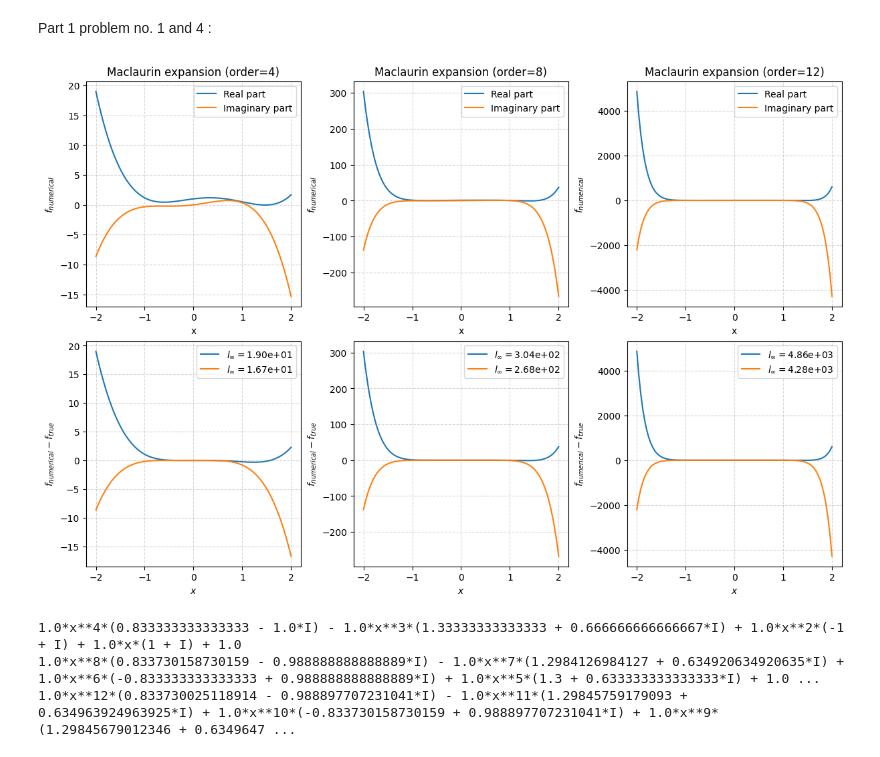
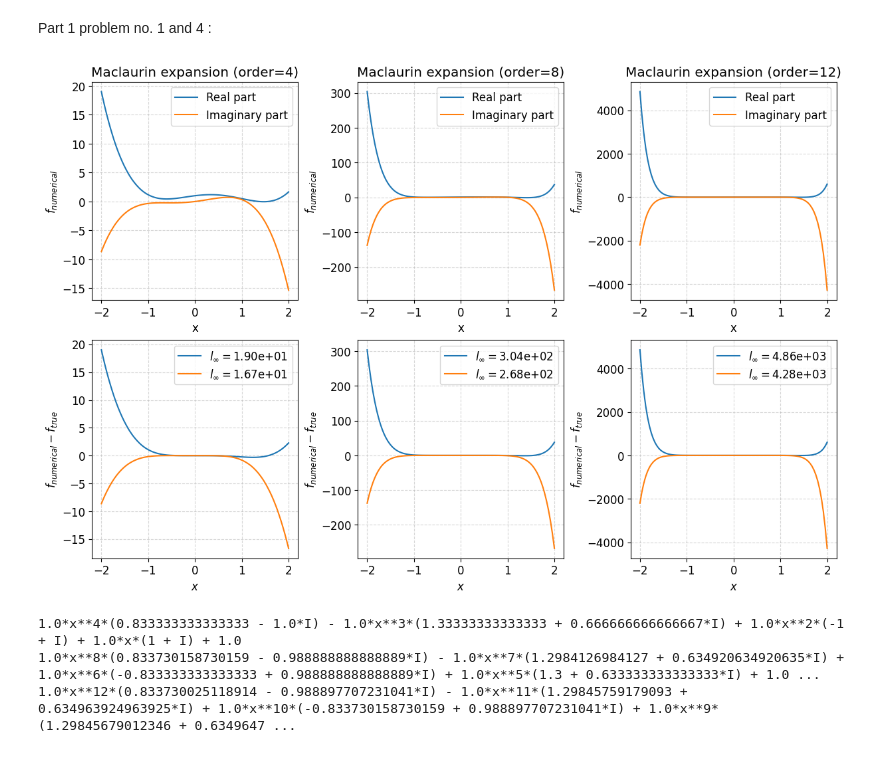
Before and after one commit to jabelieu/nmfde_class, a Jupyter notebook: hw1_jab.ipynb, the cells around one changed output. Cells and saved outputs as stored; diff of their text form; code cells hidden in the pictures.

```diff
--- a/hw1_jab.ipynb
+++ b/hw1_jab.ipynb
@@ -5,6 +5,30 @@ import numpy as np
 # %% [markdown]
 Part 1 problem no. 1 and 4 :
 # %%
+"""
+Name: maclaurin series plotter
+Purpose: this calculates the maclaurin series expansion of a passed function
+         and plots the real and imaginary parts along with the difference in
+         true function and the approximation (it also reports the l-inf norm).
+         Also, prints maclaurin series in next cell.
+Author: Joshua Belieu | Fletch
+Date written: 2025-09-01
+Last modified: 2025-09-10
+Inputs:
+- x,y,z,... : sympy symbol. the dependant variable of the desired function.
+- f: sympy expression. the function to approximate in sympy format.
+- x_arr : numpy array. the numerical array of the dependant variable(s).
+- f_arr_true : numpy array. the numerical array of the desired function.
+- order_list : list of ints. the orders of the derivative to expand to
+               (inclusive)
+Outputs:
+- plot : plot. a 2 row x len(order_list) subplot of the expressions (top row)
+         and the difference in the true and approximate functions with l-inf
+         norn (bottom row).
+Dependencies:
+- none.
+"""
+
 '''
 establish variable and function.
 '''
@@ -29,6 +53,8 @@ order_list = [ 4 , 8 , 12 ]
 fig,axs = plt.subplots ( 2 , len ( order_list ),
                        figsize = ( 12 , 8 ),
                        constrained_layout = True )
+
+plt.rcParams.update({'font.size': 12})
 
 expression_list = []
 
@@ -43,37 +69,37 @@ for idx , order in enumerate ( order_list ) :
     maclaurin_expansion = sp.series ( f , x , 0 , order + 1 )
     maclaurin_expansion_sympy = sp.simplify(maclaurin_expansion.removeO())
     maclaurin_expansion_func = sp.lambdify( x, maclaurin_expansion_sympy, 'numpy' )
 
     expression_list.append( maclaurin_expansion_sympy )
 
     '''
     get numerical form, and extract max norm for real and imaginary parts.
     '''
 
     f_arr = maclaurin_expansion_func( x_arr )
     l_inf_real = np.max( np.abs( f_arr.real-f_arr_true.real ) )
     l_inf_imag = np.max( np.abs( f_arr.imag-f_arr_true.imag ) )
 
     '''
     plot!
     '''
 
     axs[0][idx].plot( x_arr, f_arr.real, label=f'Real part' )
     axs[0][idx].plot( x_arr, f_arr.imag, label=f'Imaginary part' )
     axs[0][idx].set_title( f'Maclaurin expansion (order={order})' )
     axs[0][idx].set_xlabel('x')
     axs[0][idx].set_ylabel(r'$f_{numerical}$')
     axs[0][idx].grid(ls='--',alpha=0.5)
     axs[0][idx].legend()
 
-    axs[1][idx].plot( x_arr, f_arr.real-f_arr_true.real,label= f'$l_\infty=${l_inf_real:.2e}' )
-    axs[1][idx].plot( x_arr, f_arr.imag-f_arr_true.imag,label=f'$l_\infty=${l_inf_imag:.2e}' )
+    axs[1][idx].plot( x_arr, f_arr.real-f_arr_true.real,label= fr'$l_\infty=${l_inf_real:.2e}' )
+    axs[1][idx].plot( x_arr, f_arr.imag-f_arr_true.imag,label=fr'$l_\infty=${l_inf_imag:.2e}' )
     axs[1][idx].set_xlabel('$x$')
     axs[1][idx].set_ylabel(r'$f_{numerical}-f_{true}$')
     axs[1][idx].grid(ls='--',alpha=0.5)
-    axs[1][idx].legend()
+    axs[1][idx].legend();
 # %% [output]
-[figure, old version]
+[figure, new version]
 # %%
 for expr in expression_list :
 
```
Also changed, not shown: parts of 10 cells of this notebook, 1 other file.
